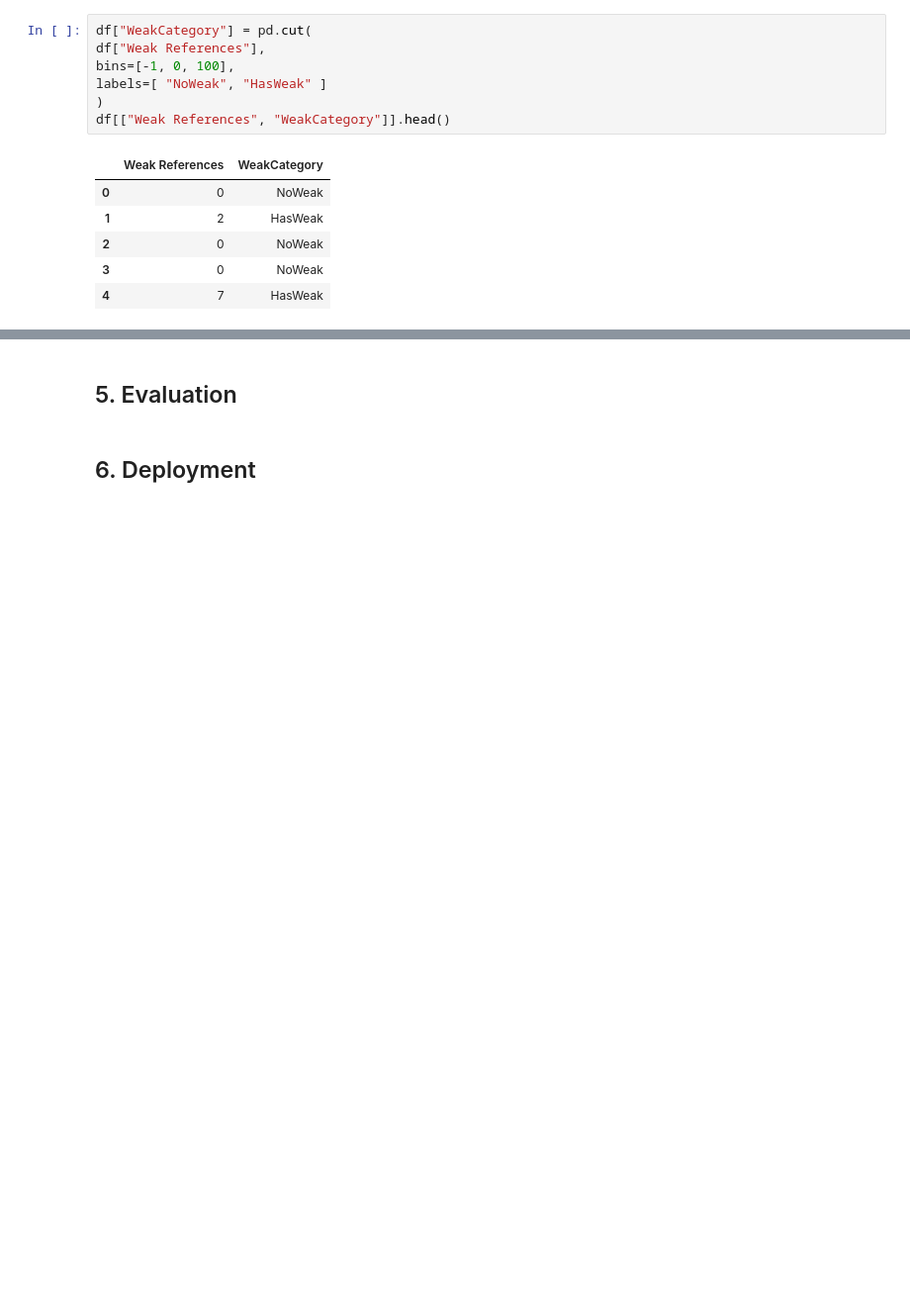
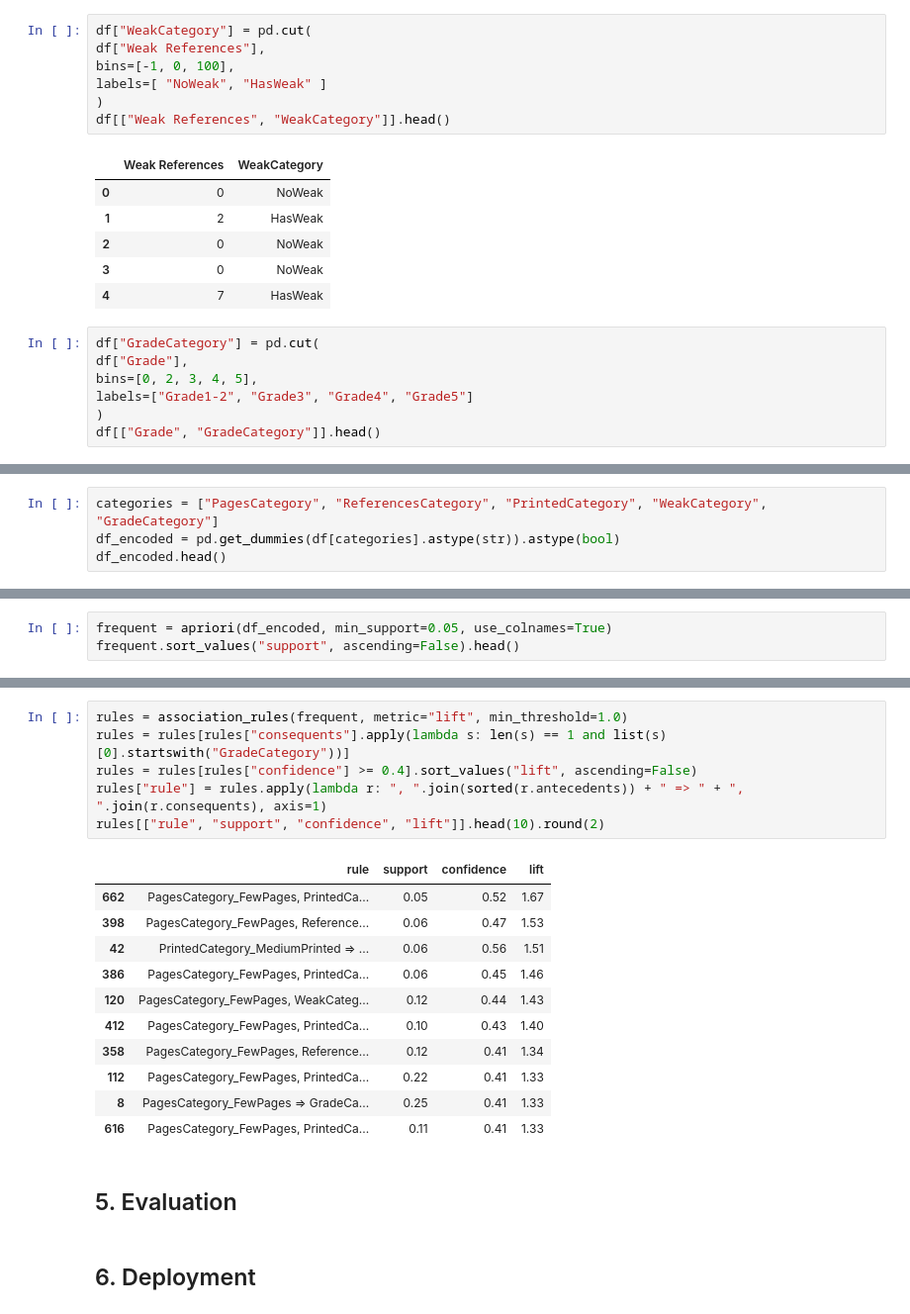
Before and after one commit to Jere-4/MachineLearningProject, a Jupyter notebook: project/thesis_grades.ipynb, the cells around one changed output, grey strips where cells are left out. Shown at 99% size. Saved outputs shown, nothing was run; the diff lists cells and outputs as text; blank space fills up the shorter version.

Commit message:
add association rule analysis using apriori algorithm

```diff
--- a/project/thesis_grades.ipynb
+++ b/project/thesis_grades.ipynb
@@ -297,3 +321,10 @@ df[["Weak References", "WeakCategory"]].head()
 | 2 | 0 | NoWeak |
 | 3 | 0 | NoWeak |
 | 4 | 7 | HasWeak |
+# %%
+df["GradeCategory"] = pd.cut(
+df["Grade"],
+bins=[0, 2, 3, 4, 5],
+labels=["Grade1-2", "Grade3", "Grade4", "Grade5"]
+)
+df[["Grade", "GradeCategory"]].head()
@@ -299,0 +338,4 @@ df[["Weak References", "WeakCategory"]].head()
+# %%
+categories = ["PagesCategory", "ReferencesCategory", "PrintedCategory", "WeakCategory", "GradeCategory"]
+df_encoded = pd.get_dummies(df[categories].astype(str)).astype(bool)
+df_encoded.head()
@@ -299,0 +349,3 @@ df[["Weak References", "WeakCategory"]].head()
+# %%
+frequent = apriori(df_encoded, min_support=0.05, use_colnames=True)
+frequent.sort_values("support", ascending=False).head()
@@ -300,3 +359,21 @@ df[["Weak References", "WeakCategory"]].head()
+# %%
+rules = association_rules(frequent, metric="lift", min_threshold=1.0)
+rules = rules[rules["consequents"].apply(lambda s: len(s) == 1 and list(s)[0].startswith("GradeCategory"))]
+rules = rules[rules["confidence"] >= 0.4].sort_values("lift", ascending=False)
+rules["rule"] = rules.apply(lambda r: ", ".join(sorted(r.antecedents)) + " => " + ", ".join(r.consequents), axis=1)
+rules[["rule", "support", "confidence", "lift"]].head(10).round(2)
+# %% [output]
+|  | rule | support | confidence | lift |
+| 662 | PagesCategory_FewPages, PrintedCa... | 0.05 | 0.52 | 1.67 |
+| 398 | PagesCategory_FewPages, Reference... | 0.06 | 0.47 | 1.53 |
+| 42 | PrintedCategory_MediumPrinted => ... | 0.06 | 0.56 | 1.51 |
+| 386 | PagesCategory_FewPages, PrintedCa... | 0.06 | 0.45 | 1.46 |
+| 120 | PagesCategory_FewPages, WeakCateg... | 0.12 | 0.44 | 1.43 |
+| 412 | PagesCategory_FewPages, PrintedCa... | 0.10 | 0.43 | 1.40 |
+| 358 | PagesCategory_FewPages, Reference... | 0.12 | 0.41 | 1.34 |
+| 112 | PagesCategory_FewPages, PrintedCa... | 0.22 | 0.41 | 1.33 |
+| 8 | PagesCategory_FewPages => GradeCa... | 0.25 | 0.41 | 1.33 |
+| 616 | PagesCategory_FewPages, PrintedCa... | 0.11 | 0.41 | 1.33 |
 # %% [markdown]
 ## 5. Evaluation
 # %% [markdown]
```
Also changed, not shown: parts of 5 cells of this notebook.
